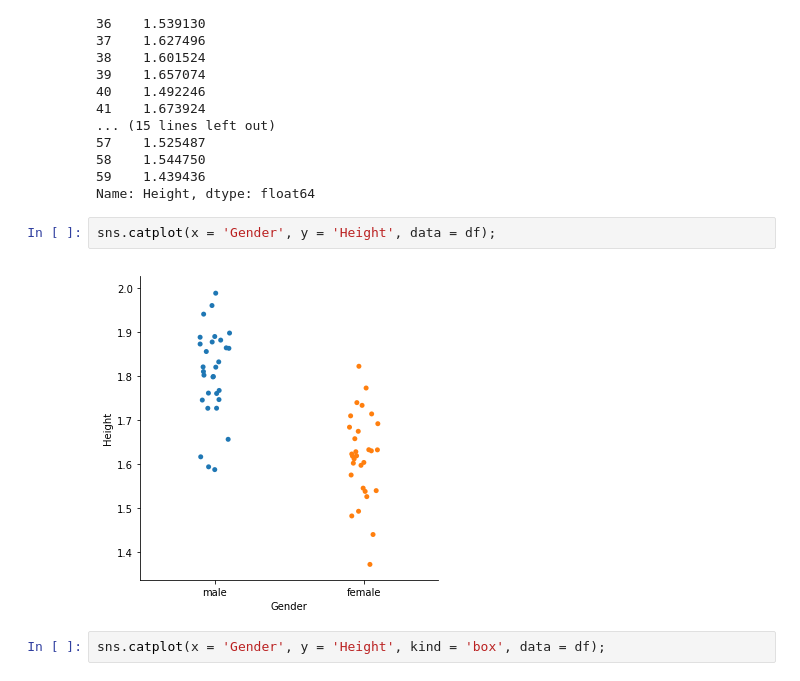
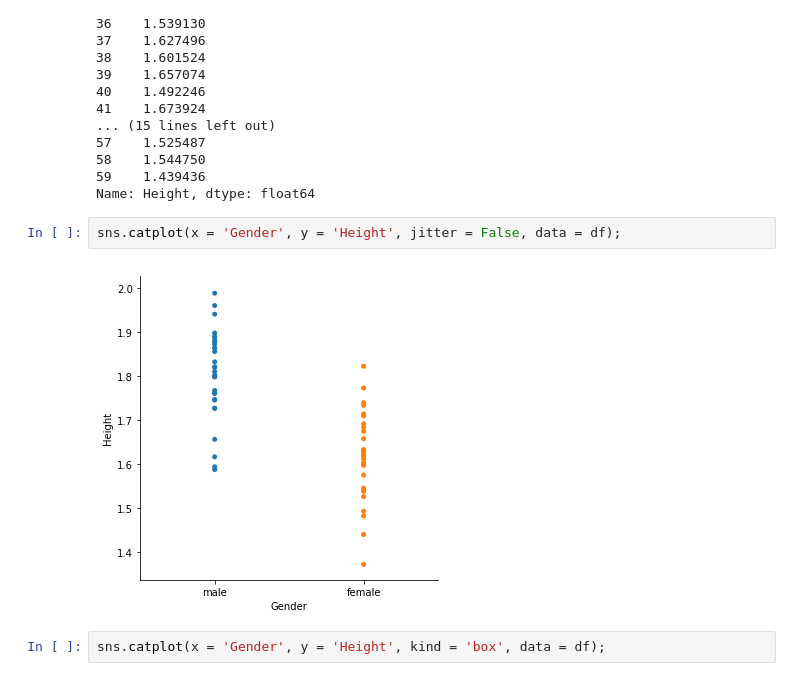
Before and after one commit to MarionMcG/machine_learning_statistics, a Jupyter notebook: 4_Ttests.ipynb, the cells around one changed output. Drawn from its saved outputs; the diff is of its cells as text.

```diff
--- a/4_Ttests.ipynb
+++ b/4_Ttests.ipynb
@@ -161,9 +165,9 @@ df[df['Gender'] == 'female']['Height']
 59    1.439436
 Name: Height, dtype: float64
 # %%
-sns.catplot(x = 'Gender', y = 'Height', data = df);
+sns.catplot(x = 'Gender', y = 'Height', jitter = False, data = df);
 # %% [output]
-[figure, old version]
+[figure, new version]
 # %%
 sns.catplot(x = 'Gender', y = 'Height', kind = 'box', data = df);
 # %% [output]
```
Also changed, not shown: parts of 3 cells of this notebook.
